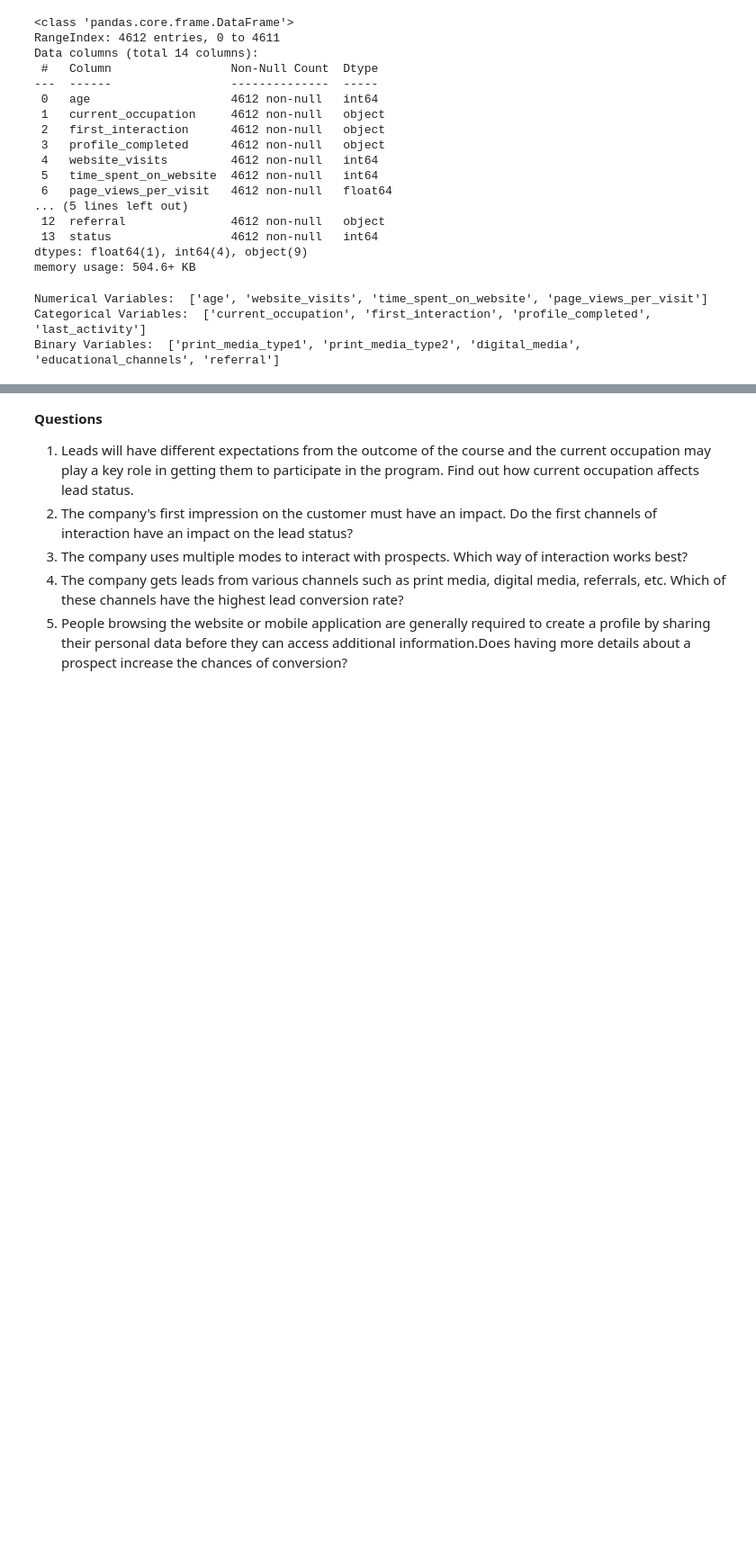
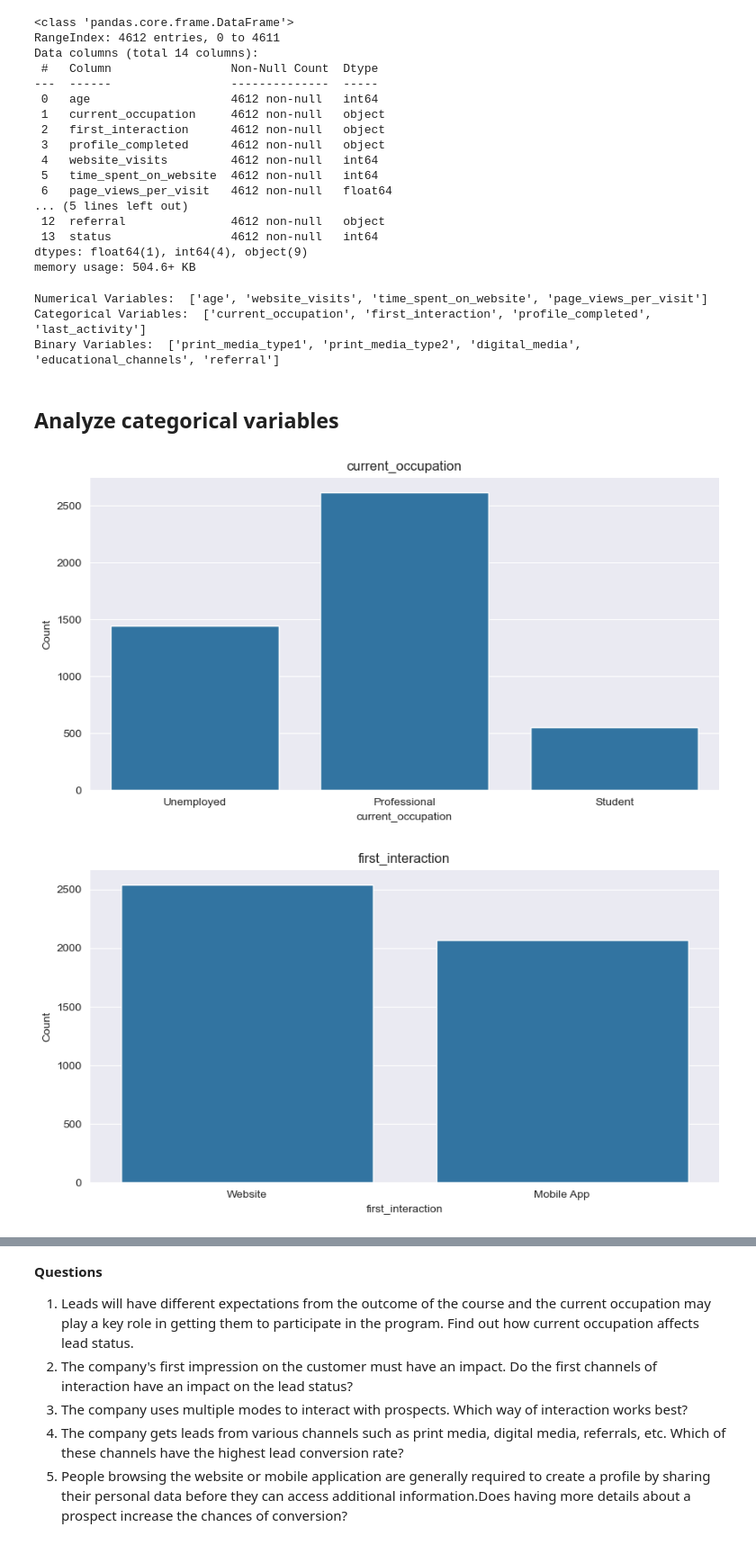
Before and after one commit to johnxbullock/edTech-analysis, a Jupyter notebook: PotentialCustomersPrediction.ipynb, the cells around one changed output, grey strips where cells are left out. Shown at 90% size. Saved outputs shown, nothing was run; the diff lists cells and outputs as text; code cells hidden in the pictures; blank space fills up the shorter version.

```diff
--- a/PotentialCustomersPrediction.ipynb
+++ b/PotentialCustomersPrediction.ipynb
@@ -243,3 +260,25 @@ print("Binary Variables: ",binary_vars)
 Numerical Variables:  ['age', 'website_visits', 'time_spent_on_website', 'page_views_per_visit']
 Categorical Variables:  ['current_occupation', 'first_interaction', 'profile_completed', 'last_activity']
 Binary Variables:  ['print_media_type1', 'print_media_type2', 'digital_media', 'educational_channels', 'referral']
+# %% [markdown]
+## Analyze categorical variables
+# %%
+# analyze the categorical variables using countplots
+def analyze_categorical(cat_df: pd.DataFrame):
+
+    plots = list()
+
+    # loop through each column and create a countplot
+    for col in cat_df.columns:
+        plt.figure(figsize=(10, 5))
+        sns.countplot(x=cat_df[col])
+        plt.title(f"{col}")
+        plt.xlabel(col)
+        plt.ylabel("Count")
+        plt.show()
+# %%
+# call the function
+analyze_categorical(df[categorical_vars])
+# %% [output]
+[figure, added]
+[figure, added]
```
Also changed, not shown: parts of 76 cells of this notebook.
